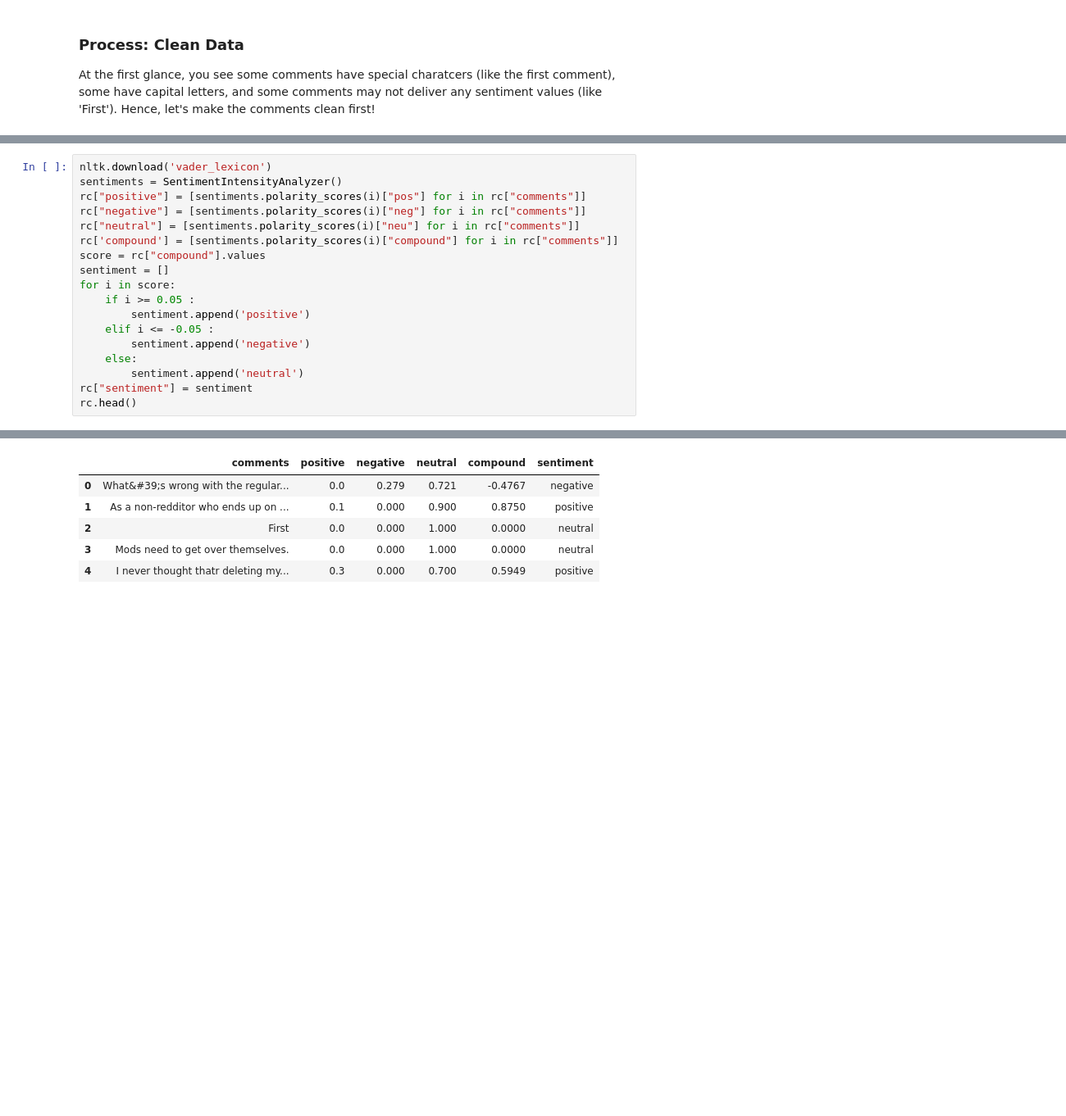
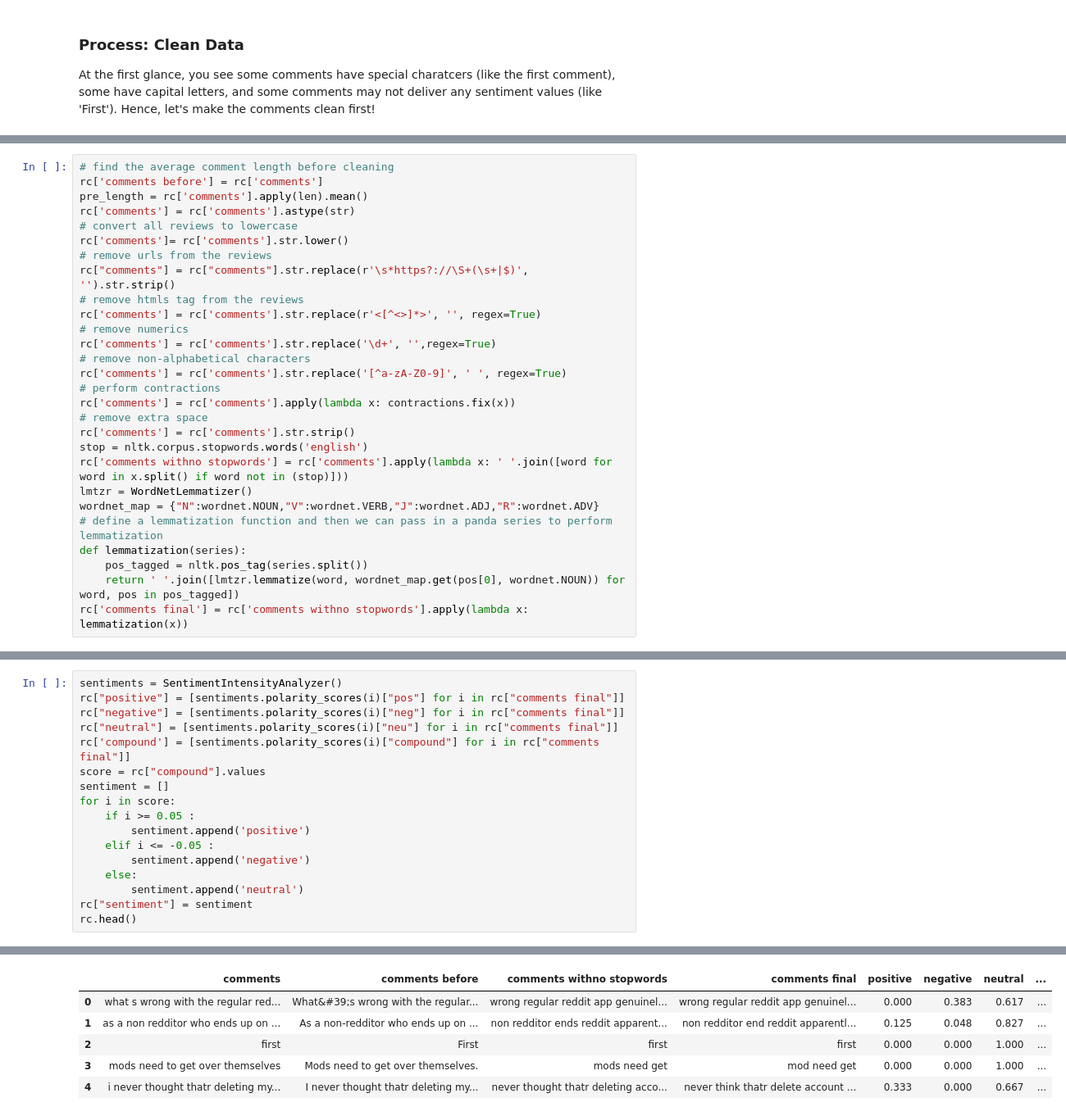
Before and after one commit to WilliamLu1999/Data-ML-Projects, a Jupyter notebook: reddit_api_sentiment_analysis_spark.ipynb, the cells around one changed output, grey strips where cells are left out. Shown at 82% size. Saved outputs shown, nothing was run; the diff lists cells and outputs as text; blank space fills up the shorter version.

```diff
--- a/reddit_api_sentiment_analysis_spark.ipynb
+++ b/reddit_api_sentiment_analysis_spark.ipynb
@@ -184,0 +231,28 @@ At the first glance, you see some comments have special charatcers (like the fir
+# %%
+# find the average comment length before cleaning
+rc['comments before'] = rc['comments']
+pre_length = rc['comments'].apply(len).mean()
+rc['comments'] = rc['comments'].astype(str)
+# convert all reviews to lowercase
+rc['comments']= rc['comments'].str.lower()
+# remove urls from the reviews
+rc["comments"] = rc["comments"].str.replace(r'\s*https?://\S+(\s+|$)', '').str.strip()
+# remove htmls tag from the reviews
+rc['comments'] = rc['comments'].str.replace(r'<[^<>]*>', '', regex=True)
+# remove numerics
+rc['comments'] = rc['comments'].str.replace('\d+', '',regex=True)
+# remove non-alphabetical characters
+rc['comments'] = rc['comments'].str.replace('[^a-zA-Z0-9]', ' ', regex=True)
+# perform contractions
+rc['comments'] = rc['comments'].apply(lambda x: contractions.fix(x))
+# remove extra space
+rc['comments'] = rc['comments'].str.strip()
+stop = nltk.corpus.stopwords.words('english')
+rc['comments withno stopwords'] = rc['comments'].apply(lambda x: ' '.join([word for word in x.split() if word not in (stop)]))
+lmtzr = WordNetLemmatizer()
+wordnet_map = {"N":wordnet.NOUN,"V":wordnet.VERB,"J":wordnet.ADJ,"R":wordnet.ADV}
+# define a lemmatization function and then we can pass in a panda series to perform lemmatization
+def lemmatization(series):
+    pos_tagged = nltk.pos_tag(series.split())
+    return ' '.join([lmtzr.lemmatize(word, wordnet_map.get(pos[0], wordnet.NOUN)) for word, pos in pos_tagged])
+rc['comments final'] = rc['comments withno stopwords'].apply(lambda x: lemmatization(x))
@@ -185,10 +280,9 @@ At the first glance, you see some comments have special charatcers (like the fir
 # %%
-nltk.download('vader_lexicon')
 sentiments = SentimentIntensityAnalyzer()
-rc["positive"] = [sentiments.polarity_scores(i)["pos"] for i in rc["comments"]]
-rc["negative"] = [sentiments.polarity_scores(i)["neg"] for i in rc["comments"]]
-rc["neutral"] = [sentiments.polarity_scores(i)["neu"] for i in rc["comments"]]
-rc['compound'] = [sentiments.polarity_scores(i)["compound"] for i in rc["comments"]]
+rc["positive"] = [sentiments.polarity_scores(i)["pos"] for i in rc["comments final"]]
+rc["negative"] = [sentiments.polarity_scores(i)["neg"] for i in rc["comments final"]]
+rc["neutral"] = [sentiments.polarity_scores(i)["neu"] for i in rc["comments final"]]
+rc['compound'] = [sentiments.polarity_scores(i)["compound"] for i in rc["comments final"]]
 score = rc["compound"].values
 sentiment = []
 for i in score:
@@ -205,6 +300,6 @@ rc.head()
-|  | comments | positive | negative | neutral | compound | sentiment |
-| 0 | What&#39;s wrong with the regular... | 0.0 | 0.279 | 0.721 | -0.4767 | negative |
-| 1 | As a non-redditor who ends up on ... | 0.1 | 0.000 | 0.900 | 0.8750 | positive |
-| 2 | First | 0.0 | 0.000 | 1.000 | 0.0000 | neutral |
-| 3 | Mods need to get over themselves. | 0.0 | 0.000 | 1.000 | 0.0000 | neutral |
-| 4 | I never thought thatr deleting my... | 0.3 | 0.000 | 0.700 | 0.5949 | positive |
+|  | comments | comments before | comments withno stopwords | comments final | positive | negative | neutral | ... |
+| 0 | what s wrong with the regular red... | What&#39;s wrong with the regular... | wrong regular reddit app genuinel... | wrong regular reddit app genuinel... | 0.000 | 0.383 | 0.617 | ... |
+| 1 | as a non redditor who ends up on ... | As a non-redditor who ends up on ... | non redditor ends reddit apparent... | non redditor end reddit apparentl... | 0.125 | 0.048 | 0.827 | ... |
+| 2 | first | First | first | first | 0.000 | 0.000 | 1.000 | ... |
+| 3 | mods need to get over themselves | Mods need to get over themselves. | mods need get | mod need get | 0.000 | 0.000 | 1.000 | ... |
+| 4 | i never thought thatr deleting my... | I never thought thatr deleting my... | never thought thatr deleting acco... | never think thatr delete account ... | 0.333 | 0.000 | 0.667 | ... |
```
Also changed, not shown: parts of 9 cells of this notebook.
